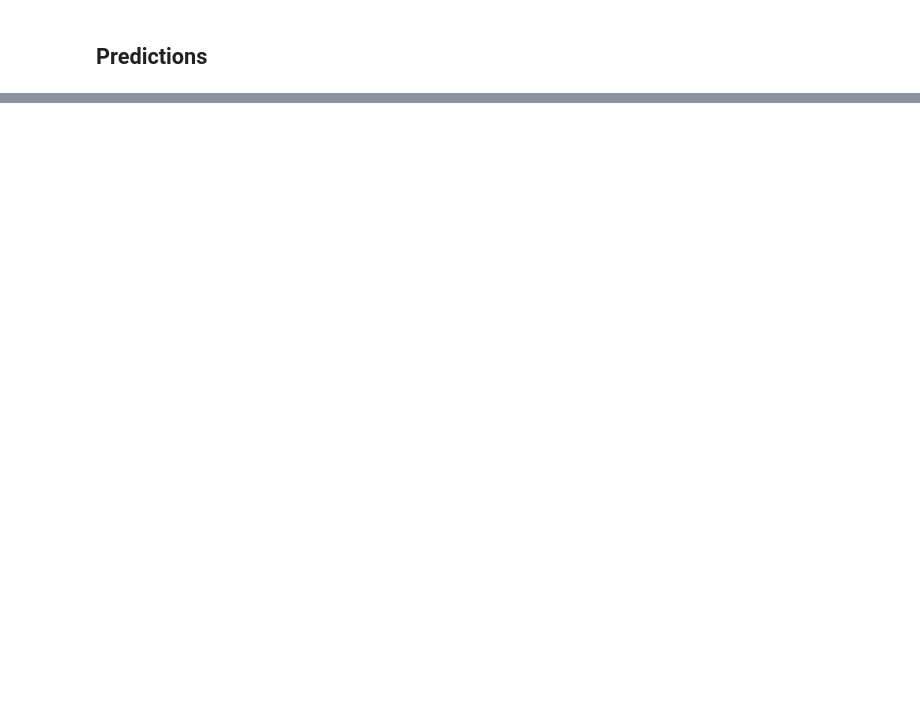
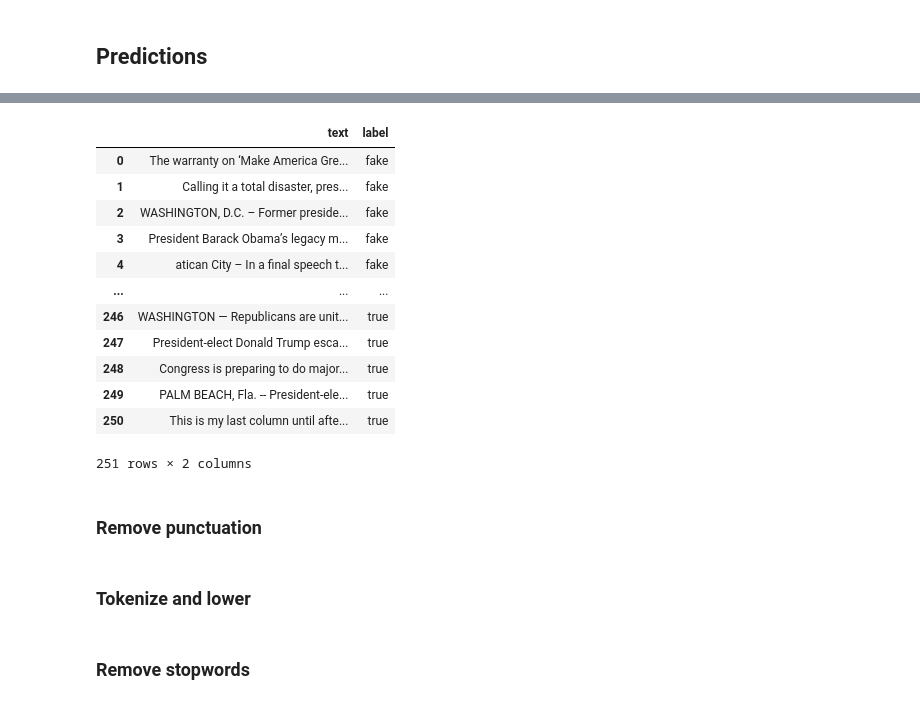
Before and after one commit to emiltj/NLP_exam_2021, a Jupyter notebook: Analysis.ipynb, the cells around one changed output, grey strips where cells are left out. Saved outputs shown, nothing was run; the diff lists cells and outputs as text; code cells hidden in the pictures; blank space fills up the shorter version.

```diff
--- a/Analysis.ipynb
+++ b/Analysis.ipynb
@@ -445,0 +546,31 @@ confusion_matrix(test_sub.label, binary_preds)
+# %%
+# Add label-column with fake labels:
+real_new['label'] = 'true'
+# %%
+# Merge fake- and true news into a single dataframe:
+merged_new = pd.concat([fake_new, real_new])
+# %%
+# Reset indeces:
+merged_new = merged_new.reset_index()
+# %%
+# Selecting only relevant columns:
+merged_new = merged_new[["text", "label"]]
+# %%
+# Inspecting:
+merged_new
+# %% [output]
+|  | text | label |
+| 0 | The warranty on ‘Make America Gre... | fake |
+| 1 | Calling it a total disaster, pres... | fake |
+| 2 | WASHINGTON, D.C. – Former preside... | fake |
+| 3 | President Barack Obama’s legacy m... | fake |
+| 4 | atican City – In a final speech t... | fake |
+| ... | ... | ... |
+| 246 | WASHINGTON — Republicans are unit... | true |
+| 247 | President-elect Donald Trump esca... | true |
+| 248 | Congress is preparing to do major... | true |
+| 249 | PALM BEACH, Fla. -- President-ele... | true |
+| 250 | This is my last column until afte... | true |
+251 rows × 2 columns
+# %% [markdown]
+### Remove punctuation
@@ -445,0 +579,2 @@ confusion_matrix(test_sub.label, binary_preds)
+# %% [markdown]
+### Tokenize and lower
@@ -445,0 +583,2 @@ confusion_matrix(test_sub.label, binary_preds)
+# %% [markdown]
+### Remove stopwords
```
Also changed, not shown: parts of 226 cells of this notebook, 18 other files.
